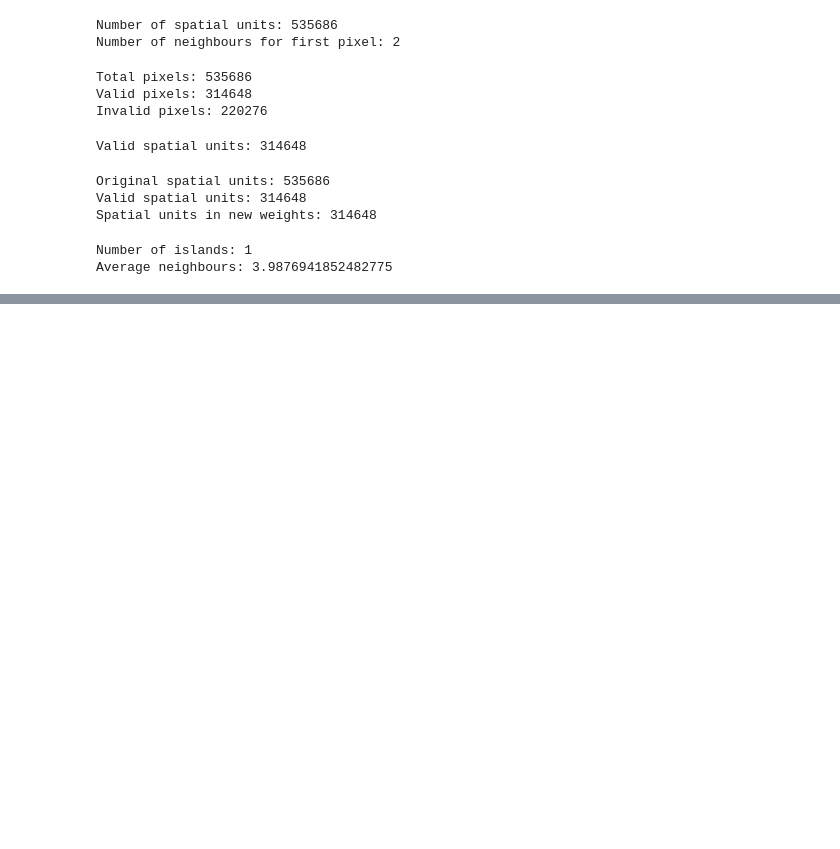
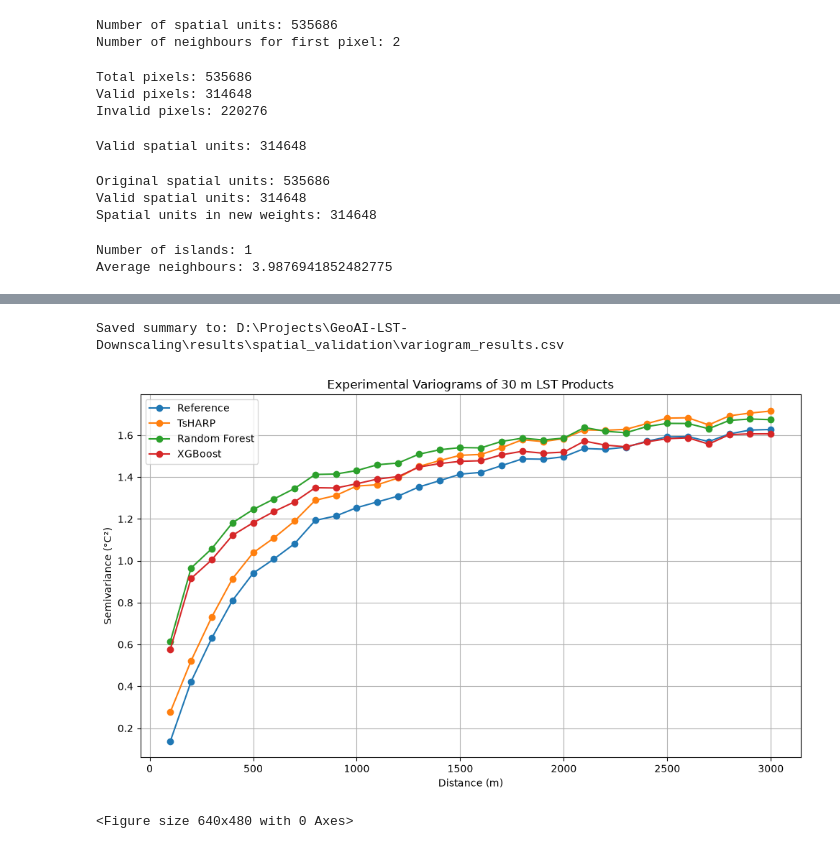
Before and after one commit to anshika1909singh-sys/GeoAI-LST-Downscaling, a Jupyter notebook: notebooks/09_Spatial_Validation.ipynb, the cells around one changed output, grey strips where cells are left out. Cells and saved outputs as stored; diff of their text form; code cells hidden in the pictures; blank space fills up the shorter version.

Commit message:
Variogram Validation is Done.

```diff
--- a/notebooks/09_Spatial_Validation.ipynb
+++ b/notebooks/09_Spatial_Validation.ipynb
@@ -417,0 +551,2 @@ D:\Projects\GeoAI-LST-Downscaling\results\spatial_validation\moran_i_results.csv
+# %%
+sample_coords_m = sample_coords.astype(float) * 30
@@ -417,0 +629,69 @@ D:\Projects\GeoAI-LST-Downscaling\results\spatial_validation\moran_i_results.csv
+# %%
+variogram_results = {
+    "Reference": V_ref,
+    "TsHARP": V_tsharp,
+    "Random Forest": V_rf,
+    "XGBoost": V_xgb,
+}
+
+# Save fitted variogram parameters
+variogram_summary = pd.DataFrame([
+    {
+        "Method": name,
+        "Effective_range_m": variogram.parameters[0],
+        "Sill": variogram.parameters[1],
+        "Nugget": variogram.parameters[2],
+    }
+    for name, variogram in variogram_results.items()
+])
+
+variogram_summary_path = RESULTS_DIR / "variogram_results.csv"
+variogram_summary.to_csv(variogram_summary_path, index=False)
+
+
+print(f"Saved summary to: {variogram_summary_path}")
+# %% [output]
+Saved summary to: D:\Projects\GeoAI-LST-Downscaling\results\spatial_validation\variogram_results.csv
+# %%
+import matplotlib.pyplot as plt
+plt.figure(figsize=(10, 6))
+
+plt.plot(
+    V_ref.bins,
+    V_ref.experimental,
+    marker='o',
+    label='Reference'
+)
+
+plt.plot(
+    V_tsharp.bins,
+    V_tsharp.experimental,
+    marker='o',
+    label='TsHARP'
+)
+
+plt.plot(
+    V_rf.bins,
+    V_rf.experimental,
+    marker='o',
+    label='Random Forest'
+)
+
+plt.plot(
+    V_xgb.bins,
+    V_xgb.experimental,
+    marker='o',
+    label='XGBoost'
+)
+
+plt.xlabel("Distance (m)")
+plt.ylabel("Semivariance (°C²)")
+plt.title("Experimental Variograms of 30 m LST Products")
+plt.legend()
+plt.grid(True)
+plt.tight_layout()
+plt.show()
+plt.savefig(FIGURES_DIR/"Variogram_30m_LST")
+# %% [output]
+[figure, added]
+<Figure size 640x480 with 0 Axes>
```
Also changed, not shown: parts of 13 cells of this notebook, 4 other files.
